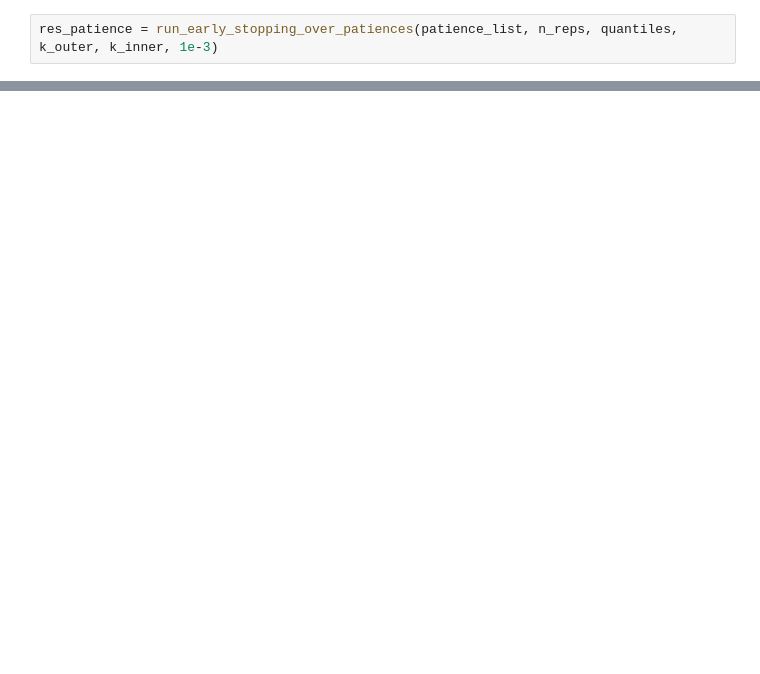
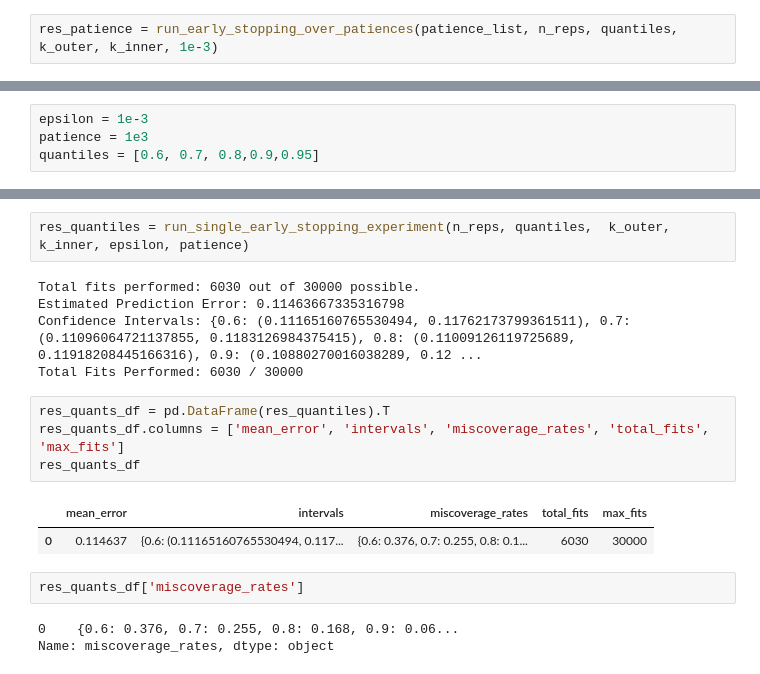
Before and after one commit to Ohadeinav/nested_cv_project, a Jupyter notebook: early_stopping_experiments.ipynb, the cells around one changed output, grey strips where cells are left out. Saved outputs shown, nothing was run; the diff lists cells and outputs as text; blank space fills up the shorter version.

Commit message:
added plots and finalized experiments

```diff
--- a/early_stopping_experiments.ipynb
+++ b/early_stopping_experiments.ipynb
@@ -133,0 +151,4 @@ plot_fits_and_miscoverage(res_patience_df, 0.7, ncv_miscoverage_rates, cv_miscov
+# %%
+epsilon = 1e-3
+patience = 1e3
+quantiles = [0.6, 0.7, 0.8,0.9,0.95]
@@ -133,0 +162,19 @@ plot_fits_and_miscoverage(res_patience_df, 0.7, ncv_miscoverage_rates, cv_miscov
+# %%
+res_quantiles = run_single_early_stopping_experiment(n_reps, quantiles,  k_outer, k_inner, epsilon, patience)
+# %% [output]
+Total fits performed: 6030 out of 30000 possible.
+Estimated Prediction Error: 0.11463667335316798
+Confidence Intervals: {0.6: (0.11165160765530494, 0.11762173799361511), 0.7: (0.11096064721137855, 0.1183126984375415), 0.8: (0.11009126119725689, 0.11918208445166316), 0.9: (0.10880270016038289, 0.12 ...
+Total Fits Performed: 6030 / 30000
+# %%
+res_quants_df = pd.DataFrame(res_quantiles).T
+res_quants_df.columns = ['mean_error', 'intervals', 'miscoverage_rates', 'total_fits', 'max_fits']
+res_quants_df
+# %% [output]
+|  | mean_error | intervals | miscoverage_rates | total_fits | max_fits |
+| 0 | 0.114637 | {0.6: (0.11165160765530494, 0.117... | {0.6: 0.376, 0.7: 0.255, 0.8: 0.1... | 6030 | 30000 |
+# %%
+res_quants_df['miscoverage_rates']
+# %% [output]
+0    {0.6: 0.376, 0.7: 0.255, 0.8: 0.168, 0.9: 0.06...
+Name: miscoverage_rates, dtype: object
```
Also changed, not shown: parts of 12 cells of this notebook, 2 other files.
